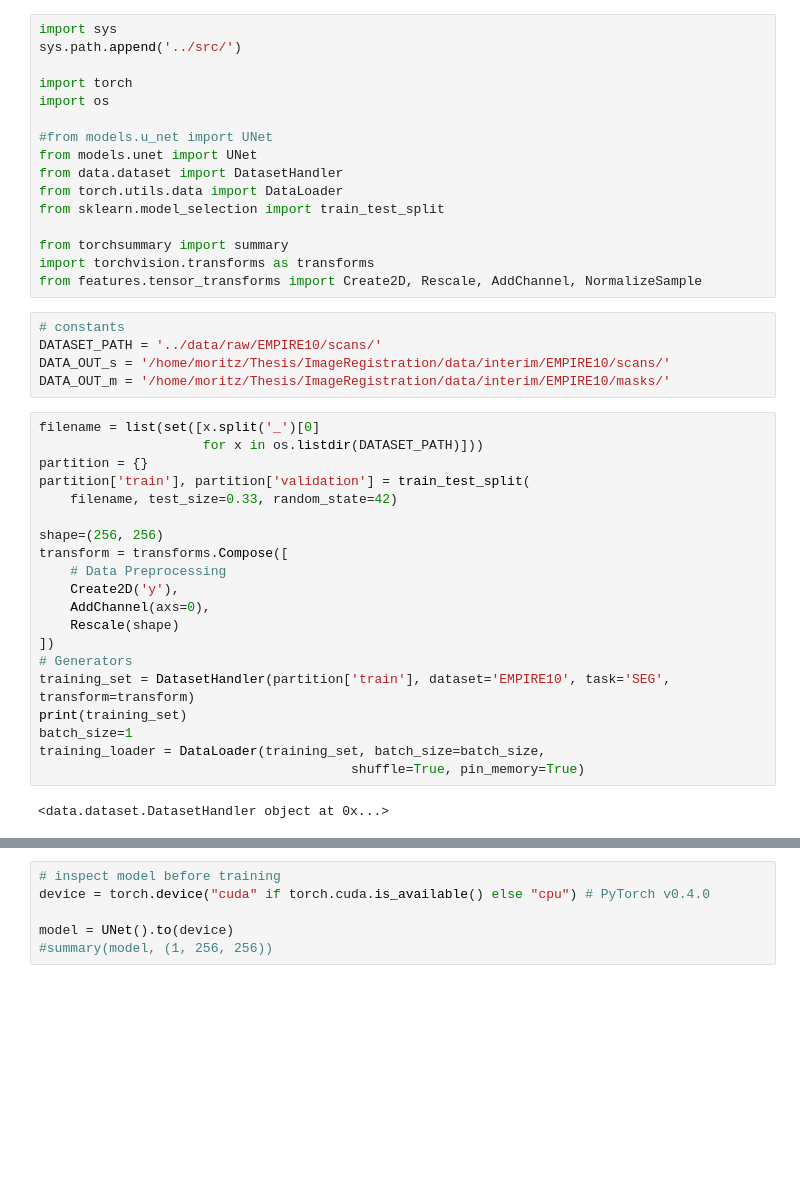
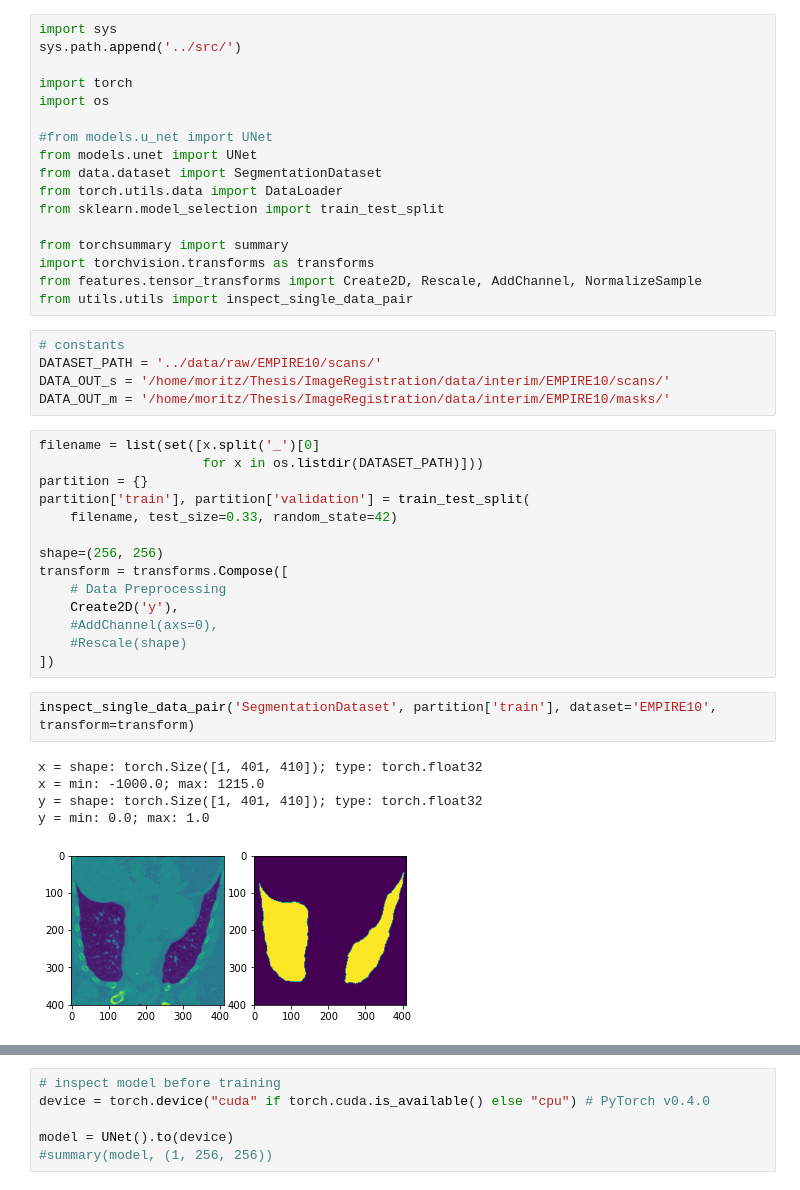
Before and after one commit to mo12896/learning-image-registration, a Jupyter notebook: notebooks/debugging.ipynb, the cells around one changed output, grey strips where cells are left out. Cells and saved outputs as stored; diff of their text form; blank space fills up the shorter version.

```diff
--- a/notebooks/debugging.ipynb
+++ b/notebooks/debugging.ipynb
@@ -7,13 +7,14 @@ import os
 
 #from models.u_net import UNet
 from models.unet import UNet
-from data.dataset import DatasetHandler
+from data.dataset import SegmentationDataset
 from torch.utils.data import DataLoader
 from sklearn.model_selection import train_test_split
 
 from torchsummary import summary
 import torchvision.transforms as transforms
 from features.tensor_transforms import Create2D, Rescale, AddChannel, NormalizeSample
+from utils.utils import inspect_single_data_pair
 # %%
 # constants
 DATASET_PATH = '../data/raw/EMPIRE10/scans/'
@@ -30,14 +31,14 @@ shape=(256, 256)
 transform = transforms.Compose([
     # Data Preprocessing
     Create2D('y'),
-    AddChannel(axs=0),
-    Rescale(shape)
+    #AddChannel(axs=0),
+    #Rescale(shape)
 ])
-# Generators
-training_set = DatasetHandler(partition['train'], dataset='EMPIRE10', task='SEG', transform=transform)
-print(training_set)
-batch_size=1
-training_loader = DataLoader(training_set, batch_size=batch_size,
-		                                shuffle=True, pin_memory=True)
-# %% [output]
-<data.dataset.DatasetHandler object at 0x...>
+# %%
+inspect_single_data_pair('SegmentationDataset', partition['train'], dataset='EMPIRE10', transform=transform)
+# %% [output]
+x = shape: torch.Size([1, 401, 410]); type: torch.float32
+x = min: -1000.0; max: 1215.0
+y = shape: torch.Size([1, 401, 410]); type: torch.float32
+y = min: 0.0; max: 1.0
+[figure, added]
```
Also changed, not shown: parts of 1 cell of this notebook, 7 other files.
